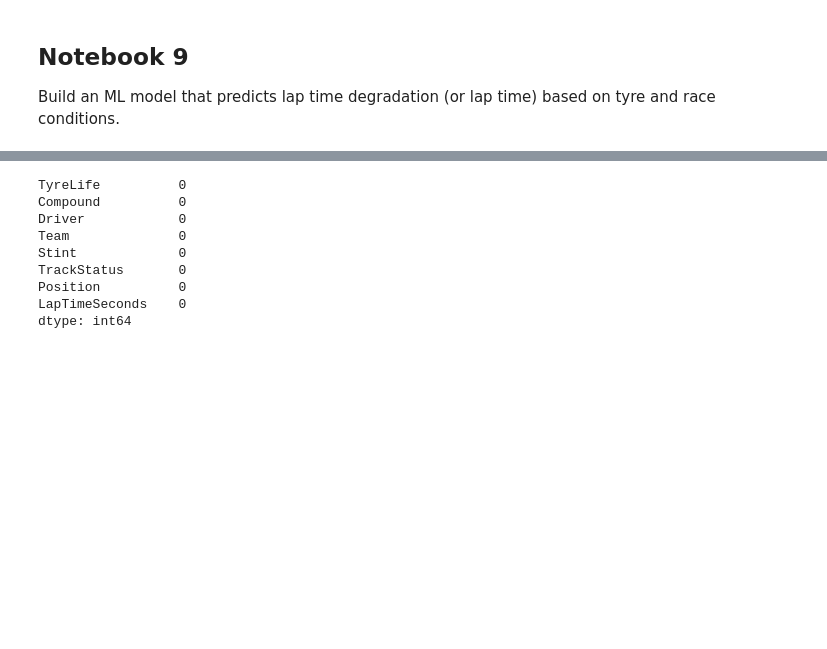
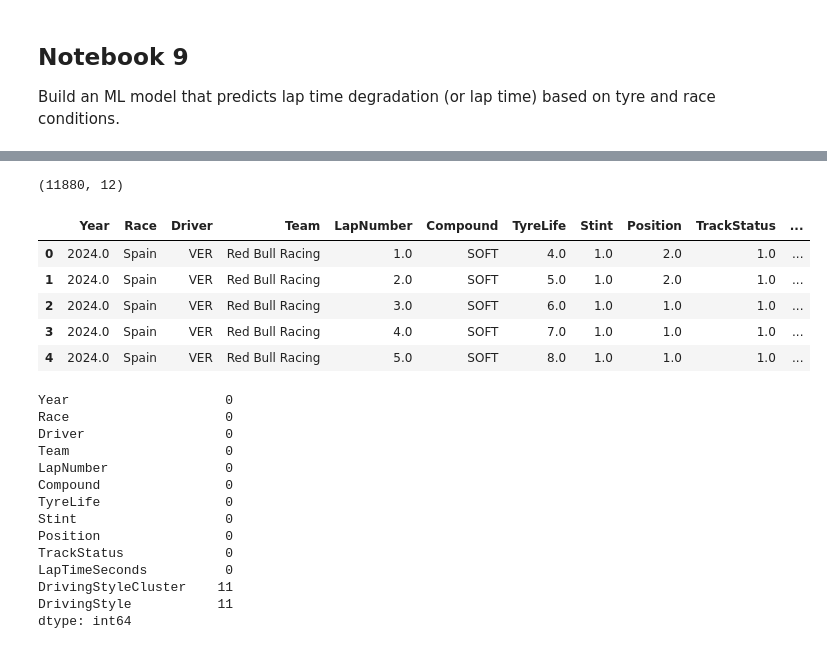
Before and after one commit to dealerrk/f1_ml_project, a Jupyter notebook: notebooks/09_tire_deg_model.ipynb, the cells around one changed output, grey strips where cells are left out. Cells and saved outputs as stored; diff of their text form; code cells hidden in the pictures; blank space fills up the shorter version.

```diff
--- a/notebooks/09_tire_deg_model.ipynb
+++ b/notebooks/09_tire_deg_model.ipynb
@@ -94,0 +50,13 @@ data = df[features + [target]].copy()
+# %%
+# keeping only the required columns
+
+driver_profiles = driver_profiles[
+    [
+        "Year",
+        "Race",
+        "Driver",
+        "DrivingStyleCluster"
+    ]
+]
+
+driver_profiles.head()
@@ -94,0 +70,21 @@ data = df[features + [target]].copy()
+# %%
+# merging
+
+data = race_data.merge(
+    driver_profiles[
+        ["Year", "Race", "Driver", "DrivingStyleCluster"]
+    ],
+    on=["Year", "Race", "Driver"],
+    how="left"
+)
+
+print(data.shape)
+data.head()
+# %% [output]
+(11880, 12)
+|  | Year | Race | Driver | Team | LapNumber | Compound | TyreLife | Stint | Position | TrackStatus | ... |
+| 0 | 2024.0 | Spain | VER | Red Bull Racing | 1.0 | SOFT | 4.0 | 1.0 | 2.0 | 1.0 | ... |
+| 1 | 2024.0 | Spain | VER | Red Bull Racing | 2.0 | SOFT | 5.0 | 1.0 | 2.0 | 1.0 | ... |
+| 2 | 2024.0 | Spain | VER | Red Bull Racing | 3.0 | SOFT | 6.0 | 1.0 | 1.0 | 1.0 | ... |
+| 3 | 2024.0 | Spain | VER | Red Bull Racing | 4.0 | SOFT | 7.0 | 1.0 | 1.0 | 1.0 | ... |
+| 4 | 2024.0 | Spain | VER | Red Bull Racing | 5.0 | SOFT | 8.0 | 1.0 | 1.0 | 1.0 | ... |
@@ -95,14 +102,19 @@ data = df[features + [target]].copy()
 # %%
-# handling the missing values
+# Check missing values
 
-data.isnull().sum()
+print(data.isnull().sum())
 # %% [output]
-TyreLife          0
-Compound          0
-Driver            0
-Team              0
-Stint             0
-TrackStatus       0
-Position          0
-LapTimeSeconds    0
+Year                    0
+Race                    0
+Driver                  0
+Team                    0
+LapNumber               0
+Compound                0
+TyreLife                0
+Stint                   0
+Position                0
+TrackStatus             0
+LapTimeSeconds          0
+DrivingStyleCluster    11
+DrivingStyle           11
 dtype: int64
```
Also changed, not shown: parts of 30 cells of this notebook, 20 other files.
